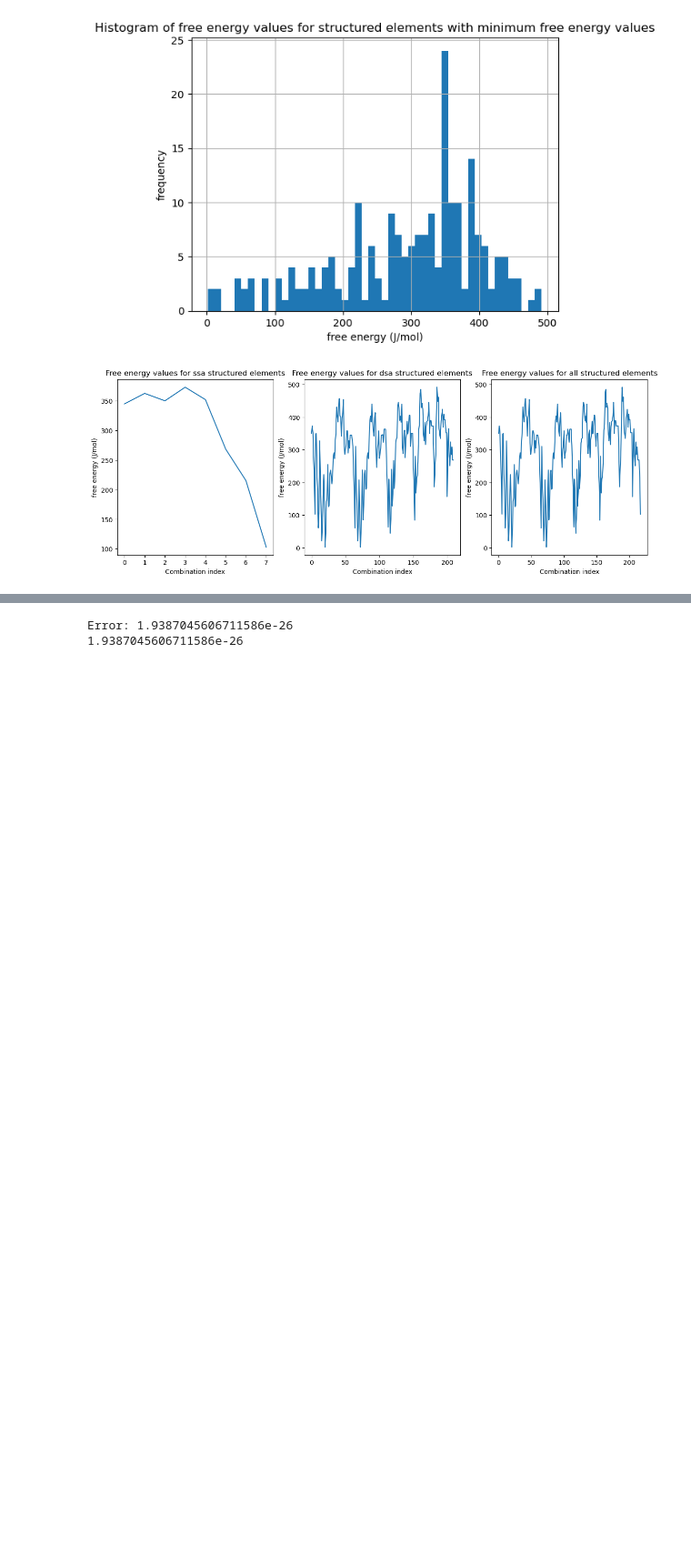
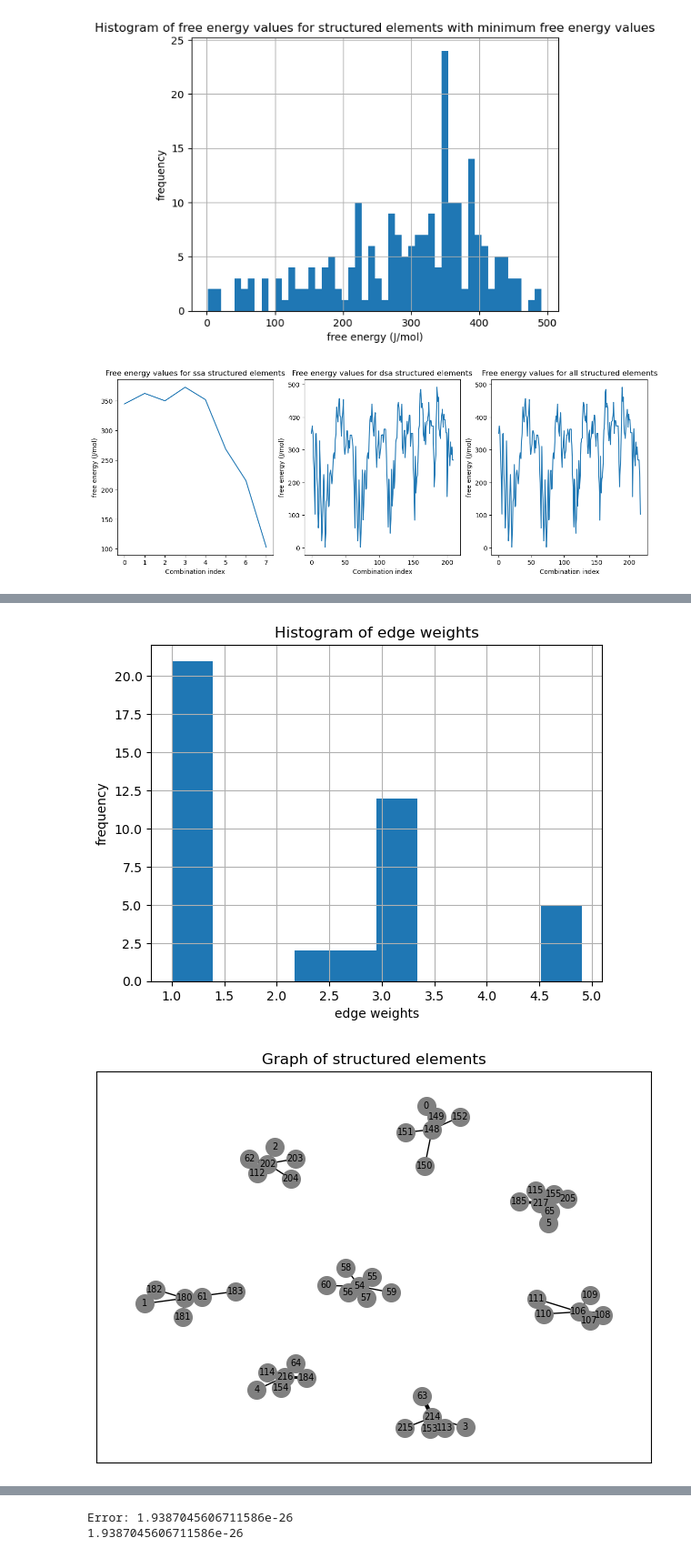
Before and after one commit to aadit-mahajan/binary-interfaces, a Jupyter notebook: workflow/FE.ipynb, the cells around one changed output, grey strips where cells are left out. Shown: that part at 91% size. Drawn from its saved outputs; the diff is of its cells as text; code cells hidden in the pictures; blank space fills up the shorter version.

Commit message:
network analysis has been added to FE.ipynb

```diff
--- a/workflow/FE.ipynb
+++ b/workflow/FE.ipynb
@@ -422,0 +439,67 @@ plt.show()
+# %%
+import networkx as nx
+from Levenshtein import distance
+
+def get_struct_elem_string(struct_elem_list, N_PLANES) -> list:
+    struct_elem_str = []
+    for entry in struct_elem_list:
+        temp = np.zeros(N_PLANES+1)
+        for elem in entry:
+            temp[elem] = 1
+
+        struct_elem_str.append(''.join([str(int(i)) for i in temp]))
+    return struct_elem_str
+
+def calc_edge_weight(g1, g2, t=10) -> float:
+    '''
+    This maps the difference in free energy values to an edge weight.
+    The molecule should have higher chance of switching between conformations that have similar free energy values.
+    hence the edge weights have been defined as the reciprocal of the square root of the difference in free energy values.
+    this makes two conformations that have close free energy values to have a higher edge weight and vice versa.
+    '''
+
+    diff = abs(g1 - g2)
+    if diff == 0:
+        return 1
+    return t/math.sqrt(diff)
+
+def get_graph(struct_elem_str, min_g_vals_groups) -> nx.Graph:
+    G = nx.Graph()
+    for i in range(len(struct_elem_str)):
+        for j in range(i+1, len(struct_elem_str)):
+            dist = distance(struct_elem_str[i], struct_elem_str[j])
+            if dist == 1:
+                edge_weight = calc_edge_weight(min_g_vals_groups.iloc[i].g_part, min_g_vals_groups.iloc[j].g_part, t=20)
+                # print(edge_weight)
+                G.add_edge(i, j, weight=edge_weight)
+    return G
+
+struct_elem_str = get_struct_elem_string(struct_elem_list, N_PLANES)
+# print(struct_elem_str)
+G = get_graph(struct_elem_str, min_g_vals_groups)
+
+# draw the graph with edge weights as width of the edges
+edge_weights = nx.get_edge_attributes(G, 'weight')
+plt.hist(edge_weights.values())
+plt.grid()
+plt.xlabel('edge weights')
+plt.ylabel('frequency')
+plt.title('Histogram of edge weights')
+plt.show()
+
+pos = nx.spring_layout(G, k=0.3, seed=42, iterations=75)
+weights = [G[u][v]['weight'] for u,v in G.edges()]
+plt.figure()
+plt.title("Graph of structured elements")
+nx.draw_networkx(G, pos,
+            with_labels=True,
+            width=weights,
+            node_size=200,
+            node_color='gray',
+            font_size=7,
+            font_color='black')
+plt.tight_layout()
+plt.show()
+# %% [output]
+[figure, added]
+[figure, added]
```
Also changed, not shown: parts of 2 cells of this notebook, 1 other file.
